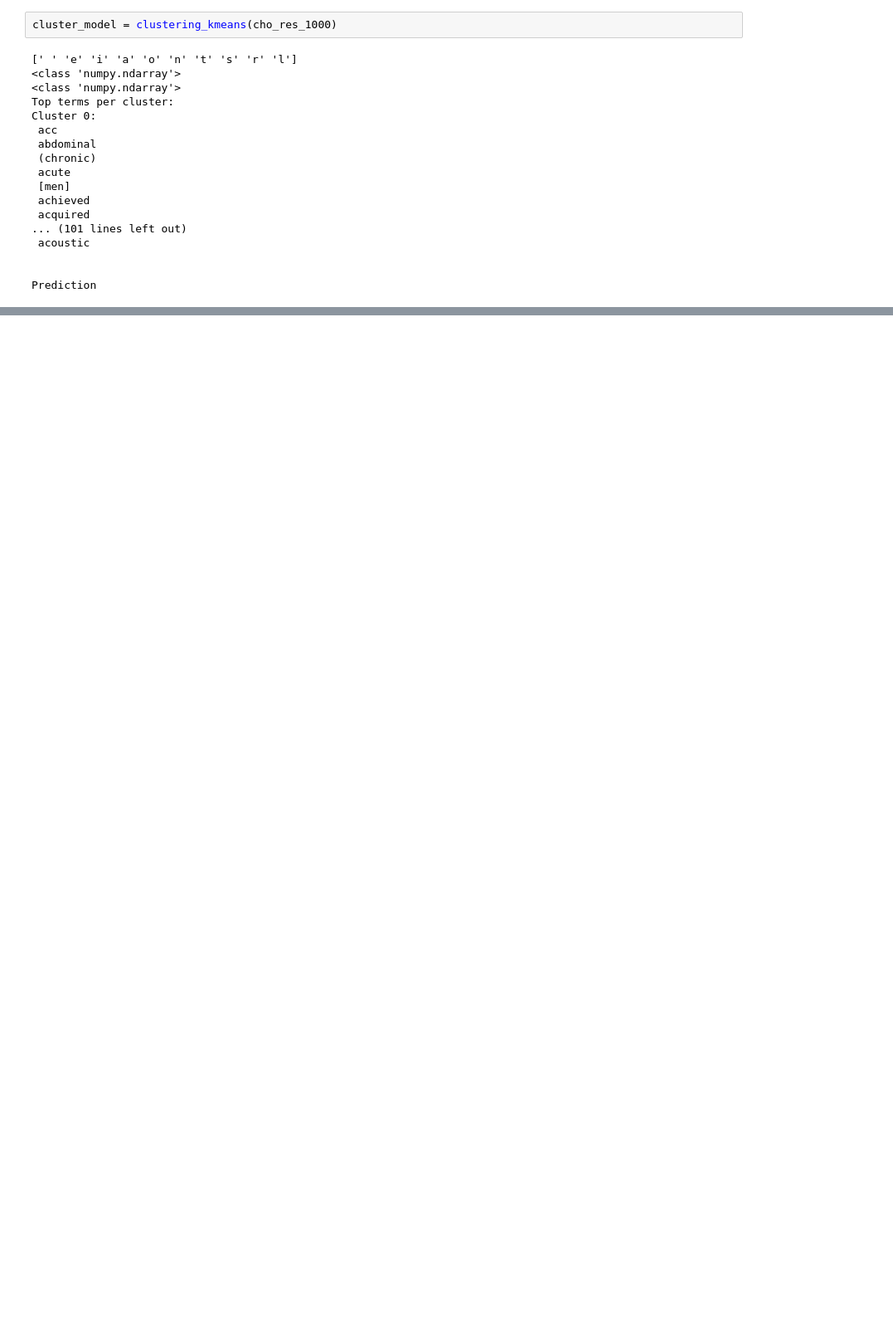
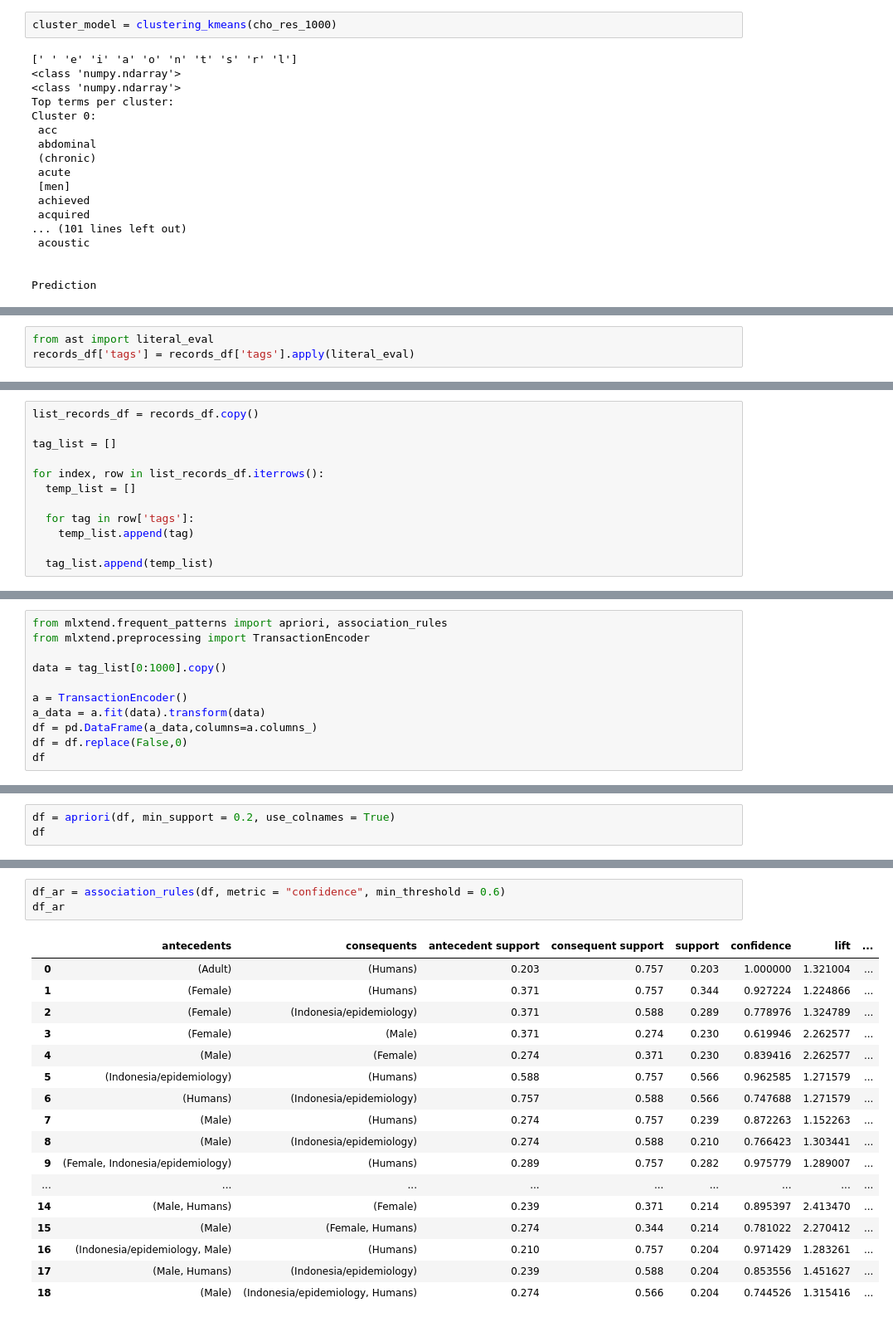
Before and after one commit to nurrizkyimani/mesh_on_demand, a Jupyter notebook: Data_Mining_Nurrizky.ipynb, the cells around one changed output, grey strips where cells are left out. Shown: that part at 83% size. Saved outputs shown, nothing was run; the diff lists cells and outputs as text; blank space fills up the shorter version.

Commit message:
add association rule and  frequent itemset

```diff
--- a/Data_Mining_Nurrizky.ipynb
+++ b/Data_Mining_Nurrizky.ipynb
@@ -1245,0 +1283,3 @@ Prediction
+# %%
+from ast import literal_eval
+records_df['tags'] = records_df['tags'].apply(literal_eval)
@@ -1245,0 +1298,12 @@ Prediction
+# %%
+list_records_df = records_df.copy()
+
+tag_list = []
+
+for index, row in list_records_df.iterrows():
+  temp_list = []
+
+  for tag in row['tags']:
+    temp_list.append(tag)
+
+  tag_list.append(temp_list)
@@ -1245,0 +1334,11 @@ Prediction
+# %%
+from mlxtend.frequent_patterns import apriori, association_rules
+from mlxtend.preprocessing import TransactionEncoder
+
+data = tag_list[0:1000].copy()
+
+a = TransactionEncoder()
+a_data = a.fit(data).transform(data)
+df = pd.DataFrame(a_data,columns=a.columns_)
+df = df.replace(False,0)
+df
@@ -1245,0 +1359,3 @@ Prediction
+# %%
+df = apriori(df, min_support = 0.2, use_colnames = True)
+df
@@ -1245,0 +1380,21 @@ Prediction
+# %%
+df_ar = association_rules(df, metric = "confidence", min_threshold = 0.6)
+df_ar
+# %% [output]
+|  | antecedents | consequents | antecedent support | consequent support | support | confidence | lift | ... |
+| 0 | (Adult) | (Humans) | 0.203 | 0.757 | 0.203 | 1.000000 | 1.321004 | ... |
+| 1 | (Female) | (Humans) | 0.371 | 0.757 | 0.344 | 0.927224 | 1.224866 | ... |
+| 2 | (Female) | (Indonesia/epidemiology) | 0.371 | 0.588 | 0.289 | 0.778976 | 1.324789 | ... |
+| 3 | (Female) | (Male) | 0.371 | 0.274 | 0.230 | 0.619946 | 2.262577 | ... |
+| 4 | (Male) | (Female) | 0.274 | 0.371 | 0.230 | 0.839416 | 2.262577 | ... |
+| 5 | (Indonesia/epidemiology) | (Humans) | 0.588 | 0.757 | 0.566 | 0.962585 | 1.271579 | ... |
+| 6 | (Humans) | (Indonesia/epidemiology) | 0.757 | 0.588 | 0.566 | 0.747688 | 1.271579 | ... |
+| 7 | (Male) | (Humans) | 0.274 | 0.757 | 0.239 | 0.872263 | 1.152263 | ... |
+| 8 | (Male) | (Indonesia/epidemiology) | 0.274 | 0.588 | 0.210 | 0.766423 | 1.303441 | ... |
+| 9 | (Female, Indonesia/epidemiology) | (Humans) | 0.289 | 0.757 | 0.282 | 0.975779 | 1.289007 | ... |
+| ... | ... | ... | ... | ... | ... | ... | ... | ... |
+| 14 | (Male, Humans) | (Female) | 0.239 | 0.371 | 0.214 | 0.895397 | 2.413470 | ... |
+| 15 | (Male) | (Female, Humans) | 0.274 | 0.344 | 0.214 | 0.781022 | 2.270412 | ... |
+| 16 | (Indonesia/epidemiology, Male) | (Humans) | 0.210 | 0.757 | 0.204 | 0.971429 | 1.283261 | ... |
+| 17 | (Male, Humans) | (Indonesia/epidemiology) | 0.239 | 0.588 | 0.204 | 0.853556 | 1.451627 | ... |
+| 18 | (Male) | (Indonesia/epidemiology, Humans) | 0.274 | 0.566 | 0.204 | 0.744526 | 1.315416 | ... |
```
Also changed, not shown: parts of 31 cells of this notebook.
